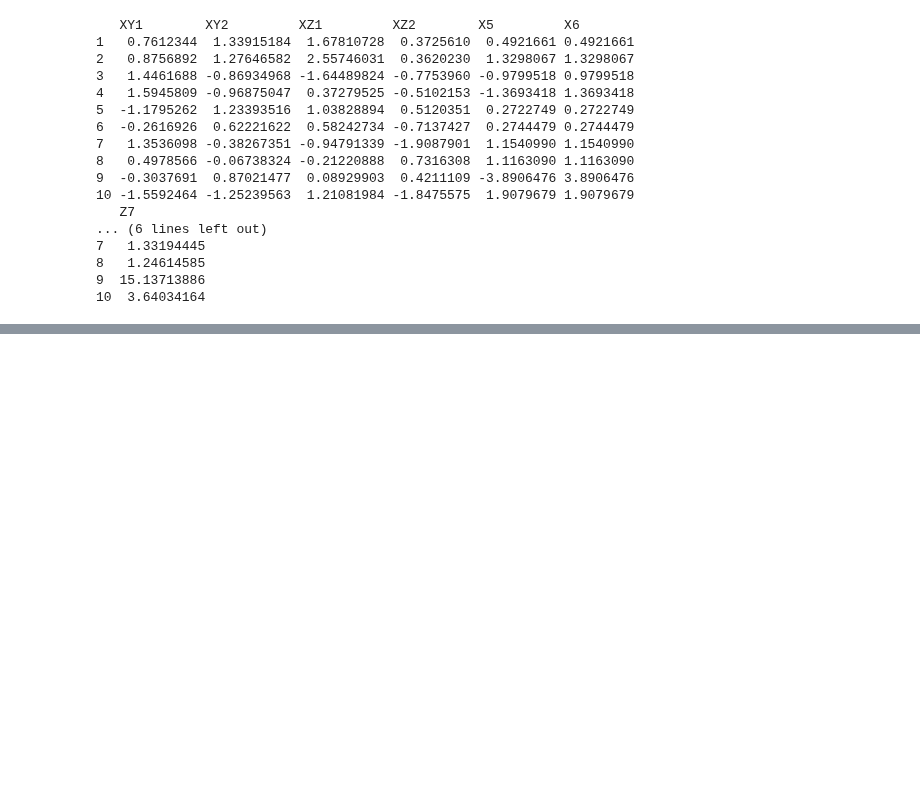
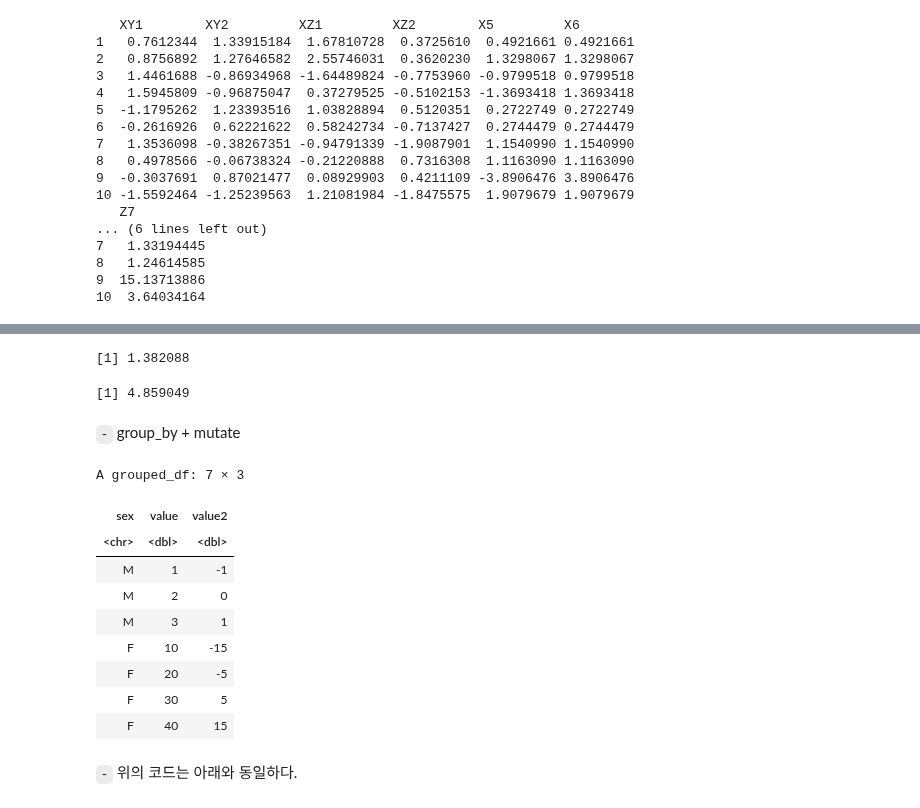
Before and after one commit to guebin/2021IR, a Jupyter notebook: _notebooks/2021-11-30-(12주차) 11월30일.ipynb, the cells around one changed output, grey strips where cells are left out. Drawn from its saved outputs; the diff is of its cells as text; code cells hidden in the pictures; blank space fills up the shorter version.

```diff
--- a/_notebooks/2021-11-30-(12주차) 11월30일.ipynb
+++ b/_notebooks/2021-11-30-(12주차) 11월30일.ipynb
@@ -533,0 +608,25 @@ A %>% mutate(X6=abs(X5),Z7=X5**2,Z8=(Z7-mean(Z7))/sd(Z7))
+# %%
+(sqrt(1)+sqrt(2)+sqrt(3))/3
+# %% [output]
+[1] 1.382088
+# %%
+(sqrt(10)+sqrt(20)+sqrt(30)+sqrt(40))/4
+# %% [output]
+[1] 4.859049
+# %% [markdown]
+`-` group_by + mutate
+# %%
+df %>% group_by(sex) %>% mutate(value2= value-mean(value))
+# %% [output]
+A grouped_df: 7 × 3
+| sex | value | value2 |
+| <chr> | <dbl> | <dbl> |
+| M | 1 | -1 |
+| M | 2 | 0 |
+| M | 3 | 1 |
+| F | 10 | -15 |
+| F | 20 | -5 |
+| F | 30 | 5 |
+| F | 40 | 15 |
+# %% [markdown]
+`-` 위의 코드는 아래와 동일하다.
```
Also changed, not shown: parts of 53 cells of this notebook, 1 other file.
